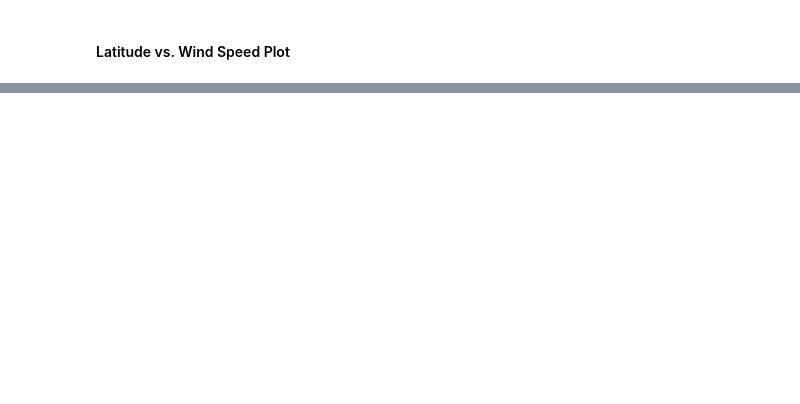
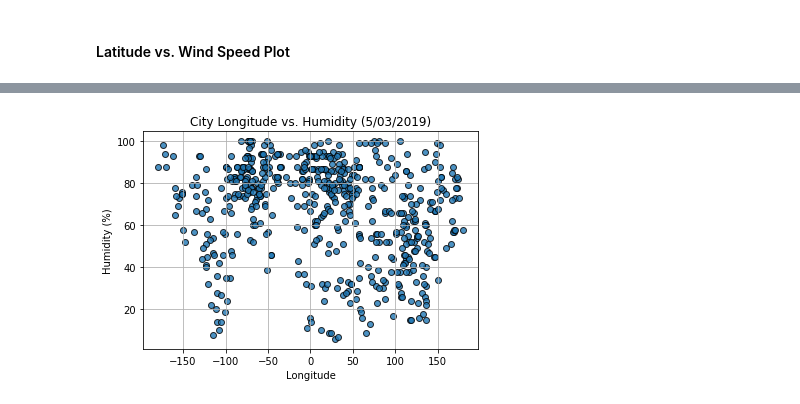
Before and after one commit to BryantSmith91/HW_06_APIs, a Jupyter notebook: WeatherPy.ipynb, the cells around one changed output, grey strips where cells are left out. Saved outputs shown, nothing was run; the diff lists cells and outputs as text; code cells hidden in the pictures; blank space fills up the shorter version.

```diff
--- a/WeatherPy.ipynb
+++ b/WeatherPy.ipynb
@@ -227,0 +256,10 @@ plt.show()
+# %%
+plt.scatter(x = weatherdata["Lng"], y=weatherdata["Humidity"], edgecolors='black', alpha=.8)
+plt.title("City Longitude vs. Humidity (5/03/2019)")
+plt.xlabel("Longitude")
+plt.ylabel("Humidity (%)")
+plt.grid()
+plt.savefig('output_data/LongitudeVsHumidity.png', bbox_inches = 'tight')
+plt.show()
+# %% [output]
+[figure, added]
```
Also changed, not shown: parts of 16 cells of this notebook, 11 other files.
